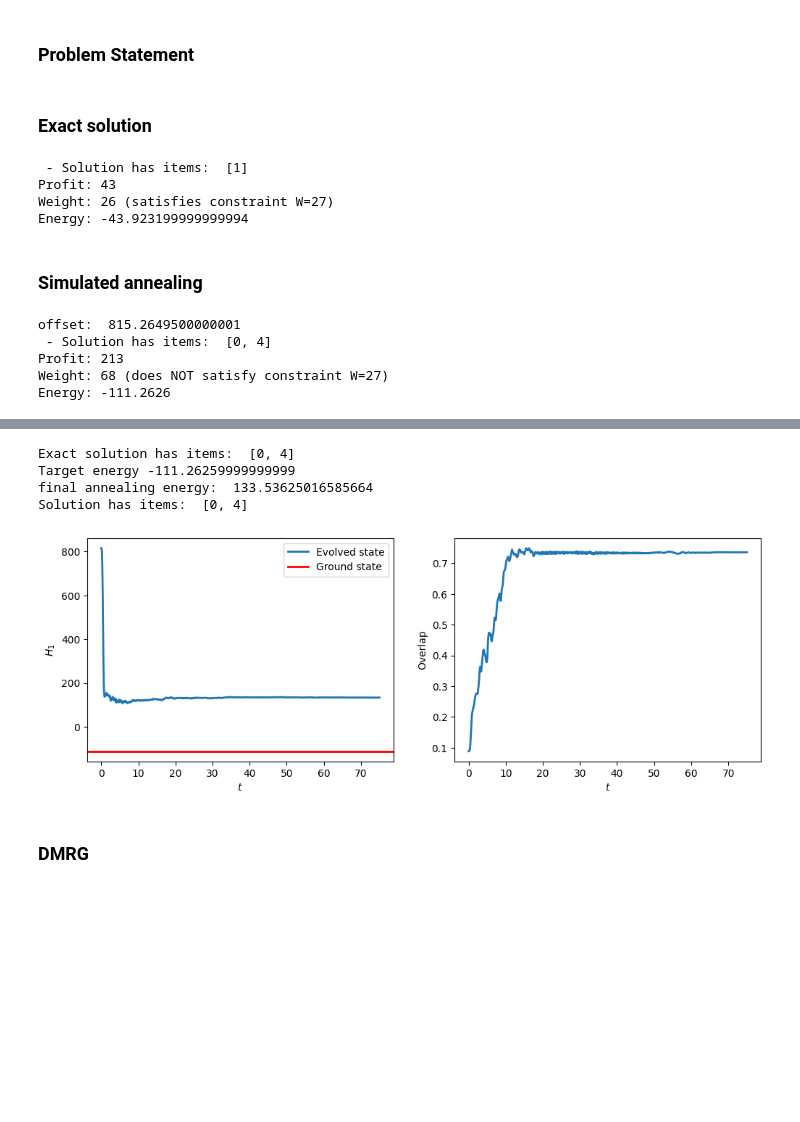
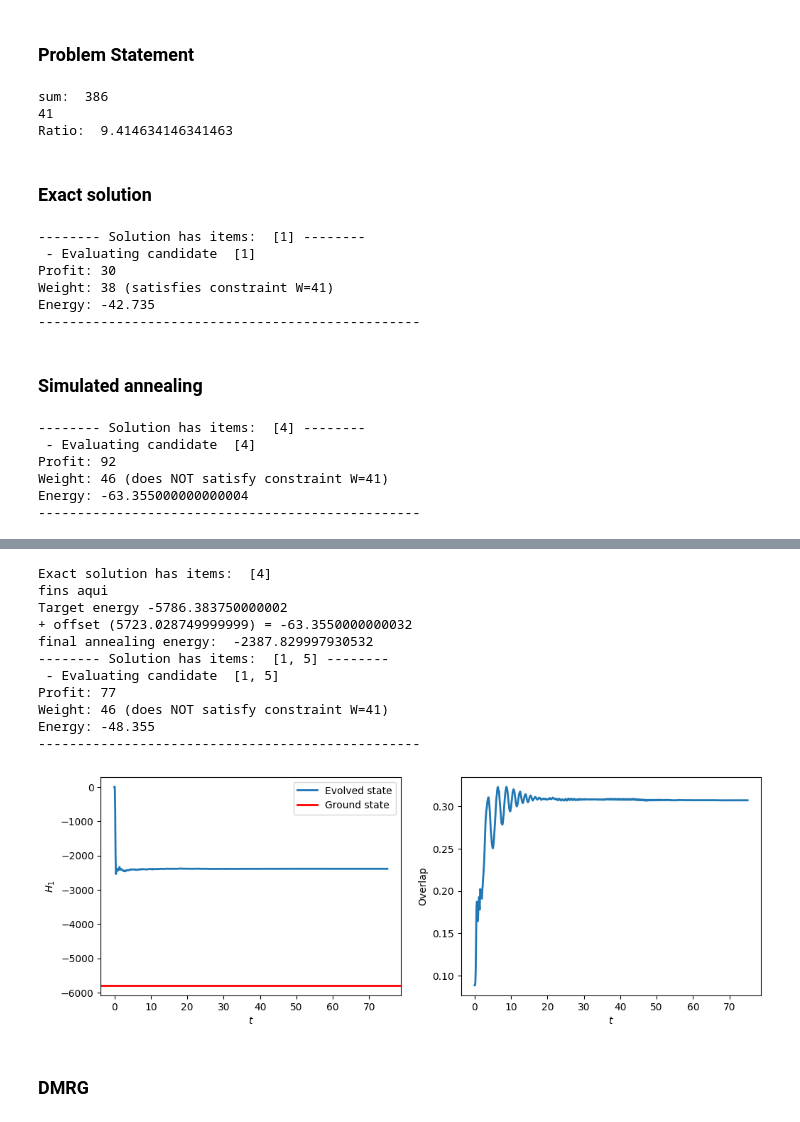
Before and after one commit to MiquelAlberti2/Quantum-annealing-and-tensor-networks, a Jupyter notebook: solutions.ipynb, the cells around one changed output, grey strips where cells are left out. Drawn from its saved outputs; the diff is of its cells as text; code cells hidden in the pictures; blank space fills up the shorter version.

```diff
--- a/solutions.ipynb
+++ b/solutions.ipynb
@@ -3,43 +3,58 @@
 # %%
 import tests.custom_tests as tests
 
-N, values, weights, W_capacity = tests.random_test(7)
+N, values, weights, W_capacity = tests.random_test(7, 3)
+
+suma = sum(w for w in weights)
+print('sum: ', suma)
+print(W_capacity)
+
+print('Ratio: ', suma/W_capacity)
+# %% [output]
+sum:  386
+41
+Ratio:  9.414634146341463
 # %% [markdown]
 ### Exact solution
 # %%
-from Dynamic_programming.classic_knapsack import Dynamic_Programming_QKP_solver
+from dp_solver import DP_solver
 
-dp_solver = Dynamic_Programming_QKP_solver(W_capacity, weights, values)
+dp_solver = DP_solver(W_capacity, weights, values)
 items_in_solution = dp_solver.run()
-dp_solver.show_results()
+dp_solver.show_solution()
 # %% [output]
- - Solution has items:  [1]
-Profit: 43
-Weight: 26 (satisfies constraint W=27)
-Energy: -43.923199999999994
+-------- Solution has items:  [1] --------
+ - Evaluating candidate  [1]
+Profit: 30
+Weight: 38 (satisfies constraint W=41)
+Energy: -42.735
+-------------------------------------------------
 # %% [markdown]
 ### Simulated annealing
 # %%
-from Annealing_ham.QKP_ham import QKP_Hamiltonian
+from neal_solver import Neal_annealing_solver
 
-H_solver = QKP_Hamiltonian(W_capacity, weights, values)
-H_solver.run_simulated_annealing()
-H_solver.show_results()
+H_solver = Neal_annealing_solver(W_capacity, weights, values)
+solution_items = H_solver.run()
+H_solver.show_solution()
 
 # H_solver.energy_of_items(items_in_solution)
 # %% [output]
-offset:  815.2649500000001
- - Solution has items:  [0, 4]
-Profit: 213
-Weight: 68 (does NOT satisfy constraint W=27)
-Energy: -111.2626
+-------- Solution has items:  [4] --------
+ - Evaluating candidate  [4]
+Profit: 92
+Weight: 46 (does NOT satisfy constraint W=41)
+Energy: -63.355000000000004
+-------------------------------------------------
 # %%
-from QIBO_solver import QKP_Qibo_solver
+from qibo_solver import Qibo_annealing_solver
+
+Qibo_solver = Qibo_annealing_solver(W_capacity, weights, values)
+Qibo_solver.exact_solution()
+h1 = Qibo_solver.get_ham()
+print('fins aqui')
 
 T = 75 # Total time of the adiabatic evolution.
-
-Qibo_solver = QKP_Qibo_solver(W_capacity, weights, values)
-Qibo_solver.exact_solution()
-Qibo_solver.run_simulated_annealing(T)
-Qibo_solver.show_results()
+Qibo_solver.run(T)
+Qibo_solver.show_solution()
 # %% [output]
@@ -48,8 +64,15 @@ Qibo_solver.show_results()
-Exact solution has items:  [0, 4]
-Target energy -111.26259999999999
-final annealing energy:  133.53625016585664
-Solution has items:  [0, 4]
+Exact solution has items:  [4]
+fins aqui
+Target energy -5786.383750000002
++ offset (5723.028749999999) = -63.3550000000032
+final annealing energy:  -2387.829997930532
+-------- Solution has items:  [1, 5] --------
+ - Evaluating candidate  [1, 5]
+Profit: 77
+Weight: 46 (does NOT satisfy constraint W=41)
+Energy: -48.355
+-------------------------------------------------
-[figure, old version]
+[figure, new version]
 # %% [markdown]
 ### DMRG
 # %%
```
Also changed, not shown: parts of 2 cells of this notebook, 14 other files.
